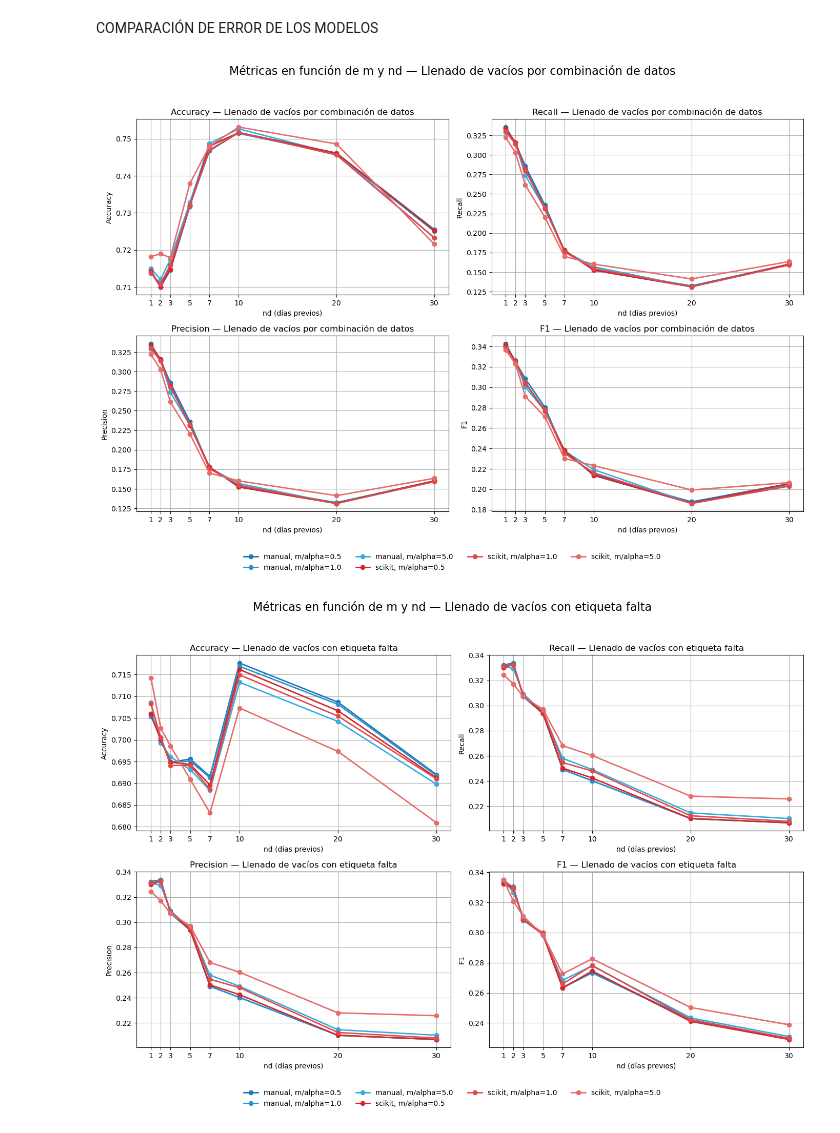
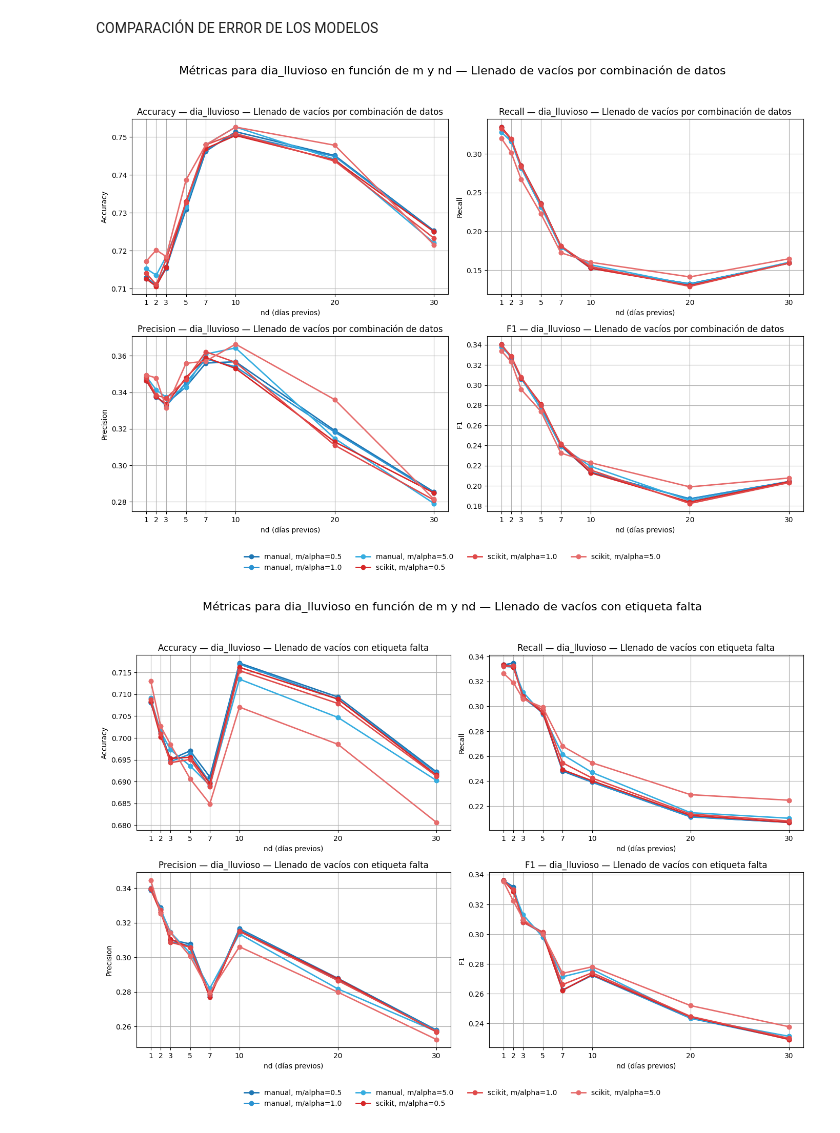
Before and after one commit to Ezequiel-Capo/MachineLearningLab, a Jupyter notebook: LAB1/Script/bayes.ipynb, the cells around one changed output. Cells and saved outputs as stored; diff of their text form; code cells hidden in the pictures.

```diff
--- a/LAB1/Script/bayes.ipynb
+++ b/LAB1/Script/bayes.ipynb
@@ -915,64 +925,74 @@ def procesar_dfs(dfs, imputacion, modelo_type):
                 'accuracy': row['Accuracy test'],
                 'recall': row['Recall test'],
                 'precision': row['Precision test'],  # directamente
-                'f1': row['F1 test']
+                'f1': row['F1 test'],
+                'target': row['target']
             })
+
+procesar_dfs(dfs_manual_mediana, 'mediana', 'manual')
+procesar_dfs(dfs_scikit_mediana, 'mediana', 'scikit')
+procesar_dfs(dfs_manual_falta, 'falta', 'manual')
+procesar_dfs(dfs_scikit_falta, 'falta', 'scikit')
 
 procesar_dfs(dfs_manual_mediana, 'mediana', 'manual')
 procesar_dfs(dfs_scikit_mediana, 'mediana', 'scikit')
 procesar_dfs(dfs_manual_falta, 'falta', 'manual')
 procesar_dfs(dfs_scikit_falta, 'falta', 'scikit')
 
 df_plot = pd.DataFrame(rows)
 
 # --- Función para graficar las 4 métricas en subplots con colores fijos ---
 def graficar_subplots_colores_fijos_actualizado(df):
     metricas = ['accuracy','recall','precision','f1']
 
     # Colores fijos para cada modelo
     colores_manual = ['#1f77b4', '#2a92d1', '#36ade0', '#61c0ff', '#7fc6ff', '#9dd0ff', '#bbe0ff', '#d8f0ff']
     colores_scikit = ['#d62728', '#e04a4a', '#e66c6c', '#eb8f8f', '#f0b3b3', '#f4d6d6', '#f9e0e0', '#fdecec']
 
     # Mapeo de nombres de imputación para mostrar en gráficos
     nombres_imputacion = {
         'mediana': 'Llenado de vacíos por combinación de datos',
         'falta': 'Llenado de vacíos con etiqueta falta'
     }
 
-    for imp in df['imputacion'].unique():
-        fig, axes = plt.subplots(2, 2, figsize=(14,10))
-        axes = axes.flatten()
-        df_sub = df[df['imputacion']==imp]
+    for target in df['target'].unique():
+        df_target = df[df['target'] == target]
 
-        for idx, metrica in enumerate(metricas):
-            ax = axes[idx]
-            for modelo in ['manual','scikit']:
-                df_model = df_sub[df_sub['modelo']==modelo]
-                ms = sorted(df_model['m_alpha'].unique())
+        for imp in df_target['imputacion'].unique():
+            fig, axes = plt.subplots(2, 2, figsize=(14,10))
+            axes = axes.flatten()
+            df_sub = df_target[df_target['imputacion']==imp]
 
-                for i, m in enumerate(ms):
-                    df_m = df_model[df_model['m_alpha']==m].sort_values('nd')
-                    color = colores_manual[i] if modelo == 'manual' else colores_scikit[i]
-                    ax.plot(df_m['nd'], df_m[metrica], marker='o', linestyle='-', linewidth=2,
-                            color=color, label=f"{modelo}, m/alpha={m}")
+            for idx, metrica in enumerate(metricas):
+                ax = axes[idx]
+                for modelo in ['manual','scikit']:
+                    df_model = df_sub[df_sub['modelo']==modelo]
+                    ms = sorted(df_model['m_alpha'].unique())
 
-            ax.set_xlabel("nd (días previos)")
-            ax.set_ylabel(metrica.capitalize())
-            ax.set_title(f"{metrica.capitalize()} — {nombres_imputacion[imp]}")
-            ax.set_xticks(nd_values)
-            ax.grid(True)
+                    for i, m in enumerate(ms):
+                        df_m = df_model[df_model['m_alpha']==m].sort_values('nd')
+                        color = colores_manual[i] if modelo == 'manual' else colores_scikit[i]
+                        ax.plot(df_m['nd'], df_m[metrica], marker='o', linestyle='-', linewidth=2,
+                                color=color, label=f"{modelo}, m/alpha={m}")
 
-        # Leyenda centralizada debajo de los subplots
-        handles, labels = axes[0].get_legend_handles_labels()
-        fig.legend(handles, labels, loc='lower center', ncol=4, frameon=False, fontsize=10, bbox_to_anchor=(0.5, -0.02))
+                ax.set_xlabel("nd (días previos)")
+                ax.set_ylabel(metrica.capitalize())
+                ax.set_title(f"{metrica.capitalize()} — {target} — {nombres_imputacion[imp]}")
+                #ax.set_xticks(nd_values)
+                ax.set_xticks(sorted(df_sub['nd'].unique()))
+                ax.grid(True)
 
-        # Título principal actualizado
-        fig.suptitle(f"Métricas en función de m y nd — {nombres_imputacion[imp]}", fontsize=16)
-        plt.tight_layout(rect=[0, 0.05, 1, 0.95])
-        plt.show()
+            # Leyenda centralizada debajo de los subplots
+            handles, labels = axes[0].get_legend_handles_labels()
+            fig.legend(handles, labels, loc='lower center', ncol=4, frameon=False, fontsize=10, bbox_to_anchor=(0.5, -0.02))
+
+            # Título principal actualizado
+            fig.suptitle(f"Métricas para {target} en función de m y nd — {nombres_imputacion[imp]}", fontsize=16)
+            plt.tight_layout(rect=[0, 0.05, 1, 0.95])
+            plt.show()
 
 # --- Generar gráficos ---
 graficar_subplots_colores_fijos_actualizado(df_plot)
 # %% [output]
-[figure, old version]
+[figure, new version]
-[figure, old version]
+[figure, new version]
```
Also changed, not shown: parts of 35 cells of this notebook, 24 other files.
